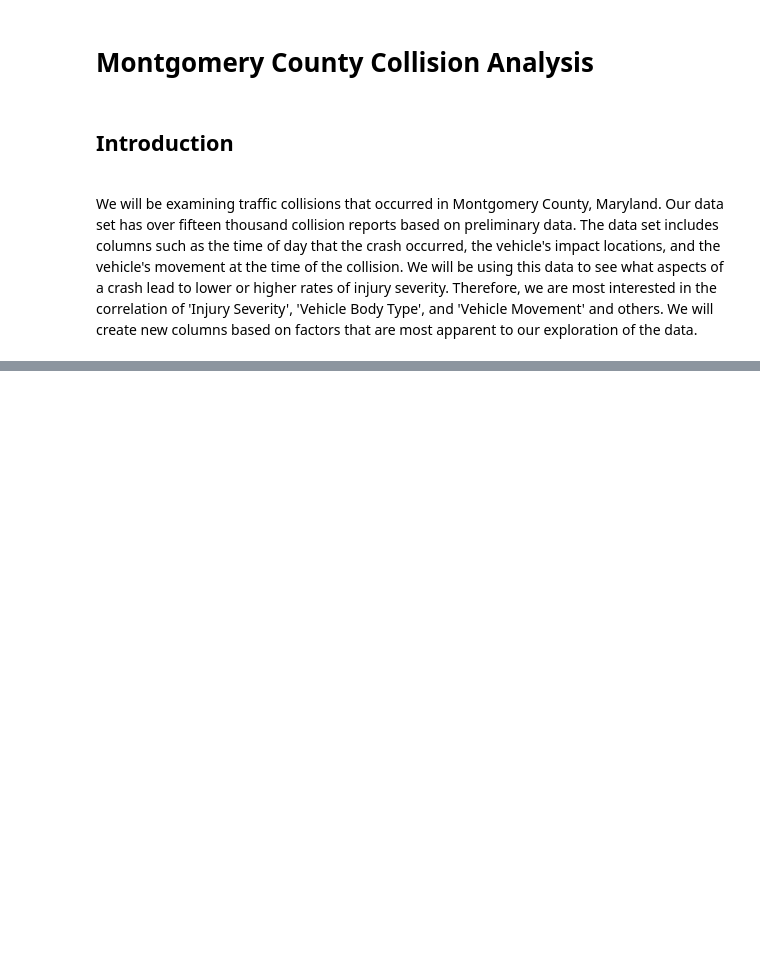
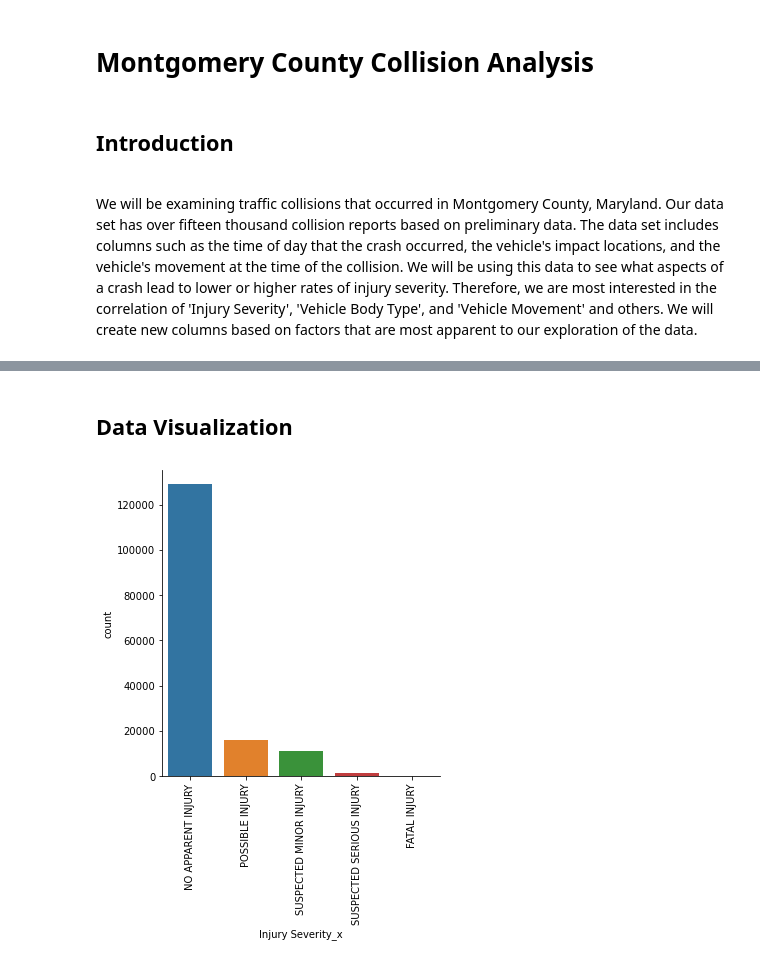
Before and after one commit to mattf4171/Montgomery-County-Collision-Analysis, a Jupyter notebook: analysis.ipynb, the cells around one changed output, grey strips where cells are left out. Drawn from its saved outputs; the diff is of its cells as text; code cells hidden in the pictures; blank space fills up the shorter version.

```diff
--- a/analysis.ipynb
+++ b/analysis.ipynb
@@ -33,0 +16,4 @@ memory usage: 51.7+ MB
+# %%
+df_county = pd.read_csv('data/Crash_Reporting_-_Drivers_Data.csv')
+# df_state = pd.read_csv('data/Maryland_Statewide_Vehicle_Crashes.csv')
+df_nonmotor = pd.read_csv('data/Crash_Reporting_-_Non-Motorists_Data.csv')
@@ -43,0 +87,4 @@ df.head()
+# %%
+# Merge the two dataframes with the values that do not already exist in the county data
+df_county = pd.merge(left=df_county, right=df_nonmotor[~df_nonmotor['Report Number'].isin(df_county['Report Number'])], on='Report Number', how='left')
+df_county.info()
@@ -43,0 +113,3 @@ df.head()
+# %%
+df_county.drop(columns=df_county.columns[df_county.isna().mean() >= .1], inplace=True)
+df_county.info()
@@ -43,0 +134,7 @@ df.head()
+# %% [markdown]
+## Data Visualization
+# %%
+sns.catplot(x='Injury Severity_x', kind='count', data=df_county)
+plt.xticks(rotation=90);
+# %% [output]
+[figure, added]
```
Also changed, not shown: parts of 12 cells of this notebook.
